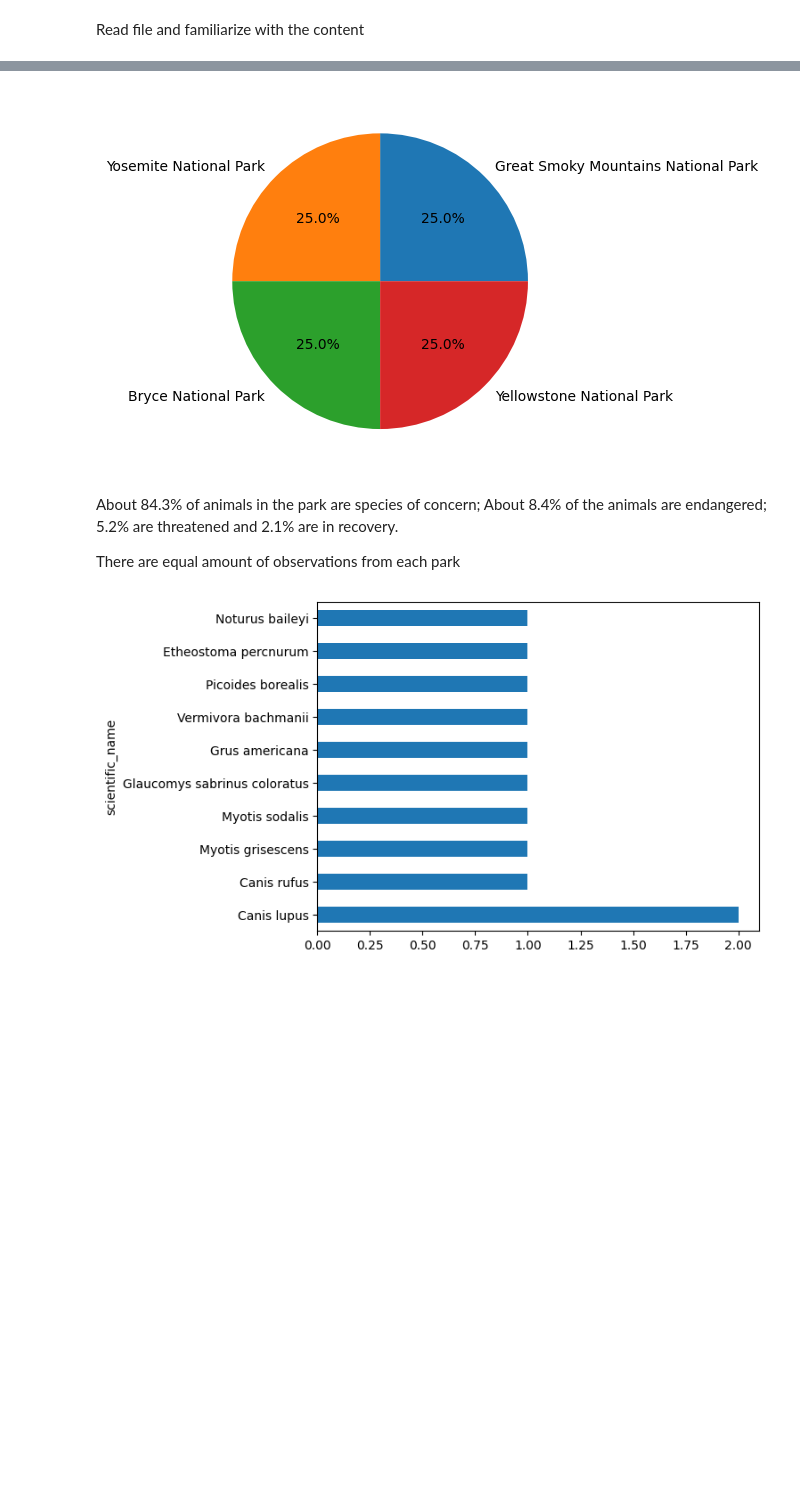
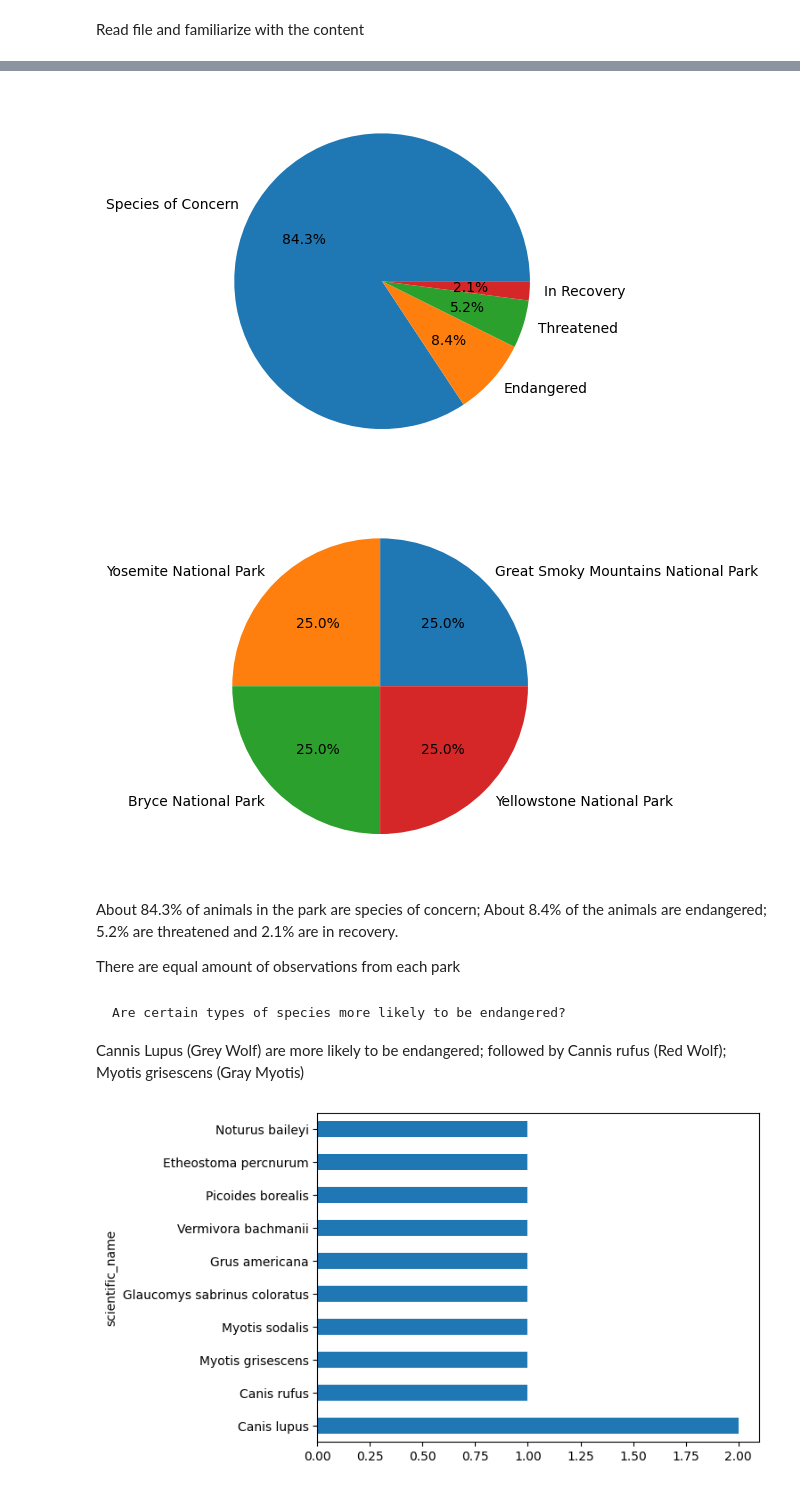
Before and after one commit to bridgetmanu/Data-as-a-Lens---Investigating-Wildlife-Conservation-Patterns, a Jupyter notebook: source code.ipynb, the cells around one changed output, grey strips where cells are left out. Drawn from its saved outputs; the diff is of its cells as text; code cells hidden in the pictures; blank space fills up the shorter version.

```diff
--- a/source code.ipynb
+++ b/source code.ipynb
@@ -58,25 +54,26 @@ Enter a conservation status: Endangered
 # %%
 import matplotlib.pyplot as plt
 
 # Pie Chart of Conservation Status in the parks
 
 plt.pie(data2['conservation_status'].value_counts(), labels=data2['conservation_status'].unique(), autopct='%1.1f%%')
 plt.show()
 
 plt.pie(data1['park_name'].value_counts(), labels=data1['park_name'].unique(), autopct='%1.1f%%')
 plt.show()
-
-# Bar chart of Park names ()
-
-plt.bar(data1['park_name'].unique(), height=data1['park_name'].value_counts())
-plt.show()
 # %% [output]
-[figure, old version]
+[figure, new version]
+[figure, added]
 # %% [markdown]
 About 84.3% of animals in the park are species of concern;
 About 8.4% of the animals are endangered; 5.2% are threatened and 2.1% are in recovery.
 
 There are equal amount of observations from each park
+# %% [markdown]
+	Are certain types of species more likely to be endangered?
+Cannis Lupus (Grey Wolf) are more likely to be endangered;
+followed by Cannis rufus (Red Wolf);
+Myotis grisescens (Gray Myotis)
 # %%
 def sqlquery(status):
     obs = pd.read_sql_query("SELECT * FROM species_info where conservation_status = '" + status + "'", sql)
```
Also changed, not shown: parts of 9 cells of this notebook.
